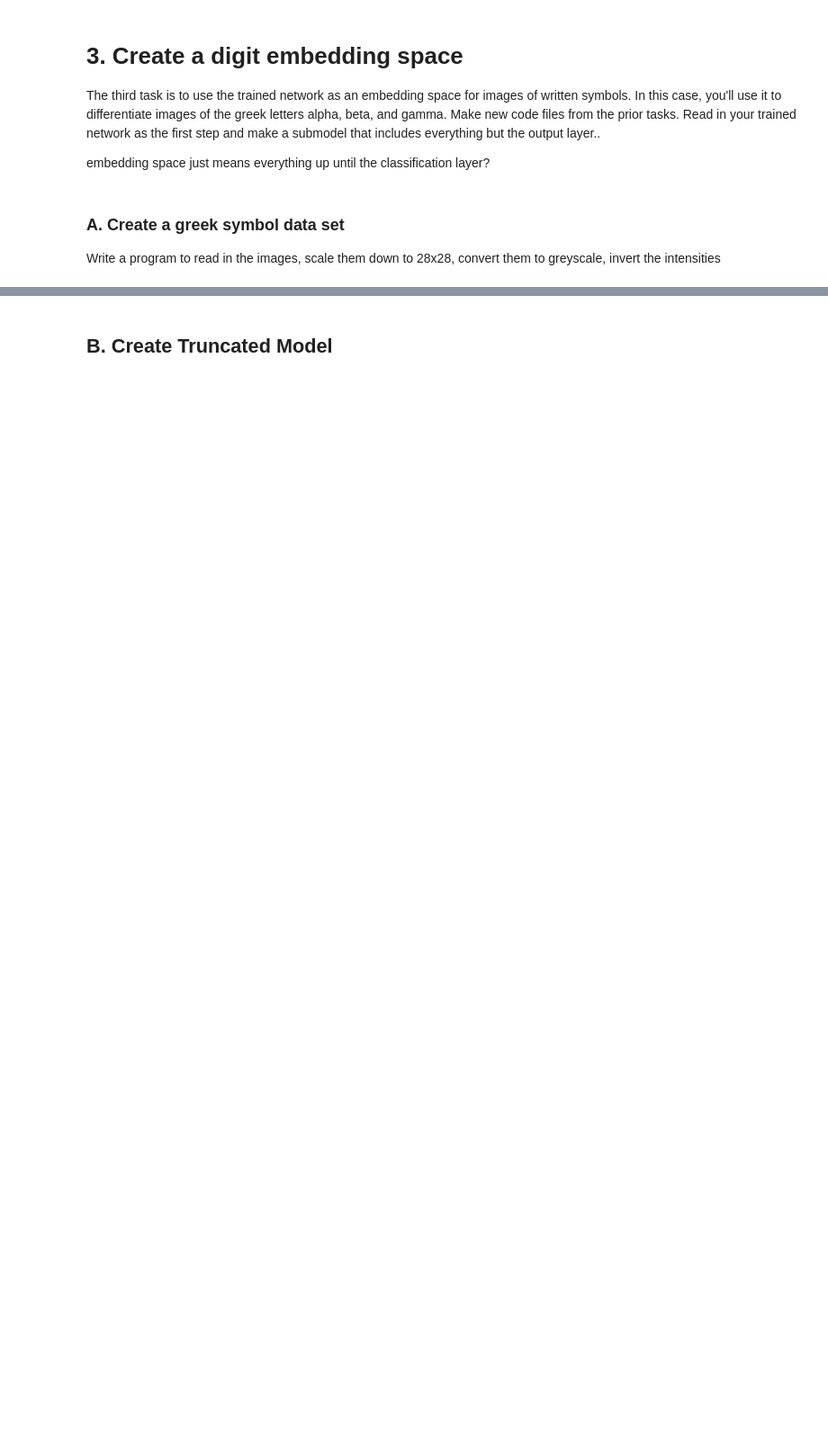
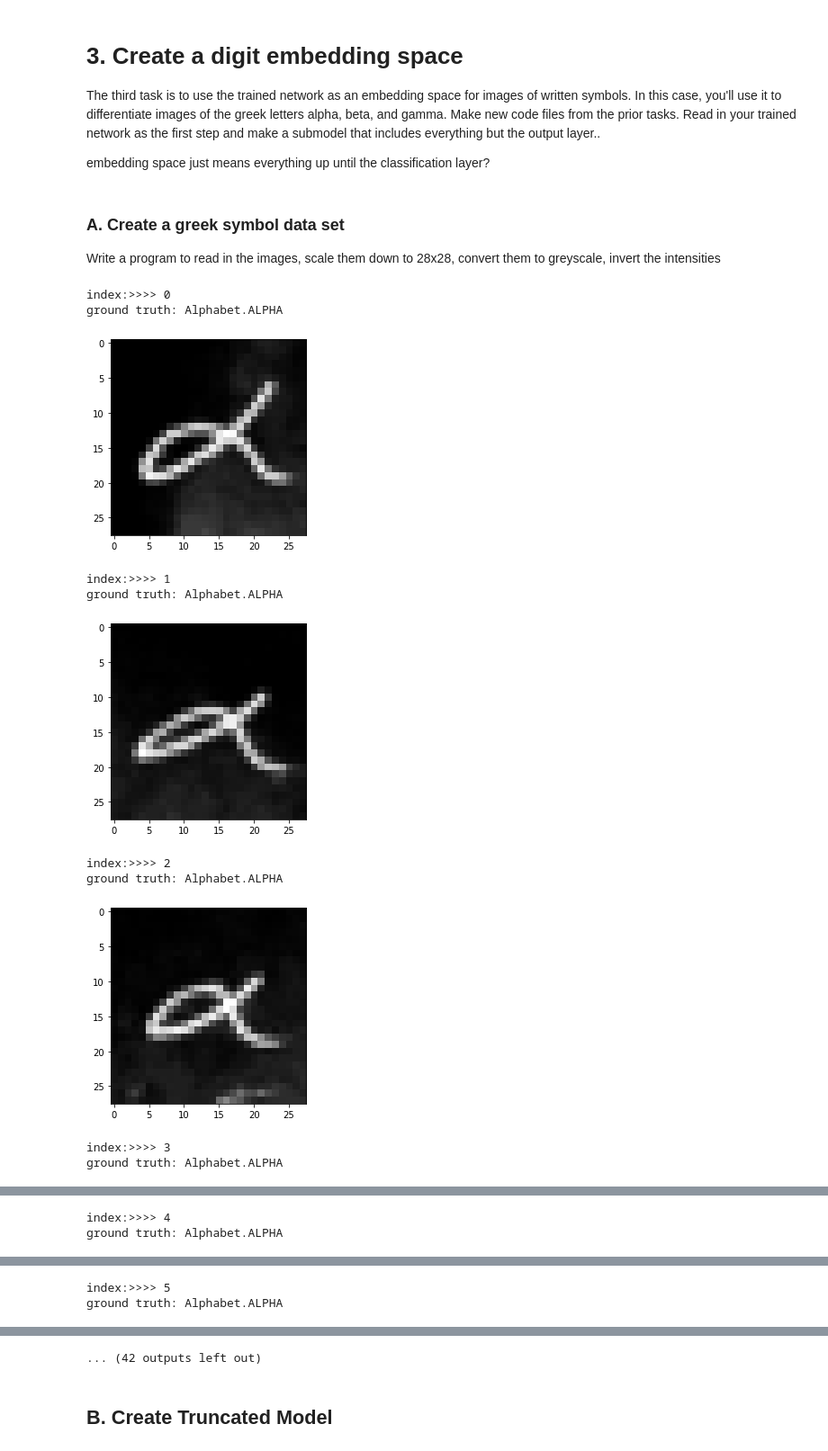
Before and after one commit to freecode23/vision-MNIST, a Jupyter notebook: Task3.ipynb, the cells around one changed output, grey strips where cells are left out. Shown: that part at 90% size. Drawn from its saved outputs; the diff is of its cells as text; code cells hidden in the pictures; blank space fills up the shorter version.

```diff
--- a/Task3.ipynb
+++ b/Task3.ipynb
@@ -99,19 +103,19 @@ def upload_to_ImageFolder(dataset_name, batch_size):
 # %%
 # A function that, given a dataloader will extract the data and target
 # and save them both as two separate csv files.
-# if isOverwrite is false, it will not write anything if data already exists
-def save_data_as_csv(dataloader, dataset_name, isOverwrite):
+# if is_overwrite is false, it will not write anything if data already exists
+def save_data_as_csv(dataloader, dataset_name, is_overwrite):
     data_filename = dataset_name + '.csv'
     target_filename = dataset_name + '_target.csv'
 
-    if(isOverwrite):
-        isWrite = True
+    if(is_overwrite):
+        is_write = True
     else:
         # not overwrite means if file already exists dont write
-        isWrite = not(os.path.exists(data_filename))
+        is_write = not(os.path.exists(data_filename))
 
 
-    if(isWrite):
+    if(is_write):
         # 1. load the data
         data, target = next(iter(dataloader))
         csv_np = np.array([])
@@ -176,0 +162,28 @@ save_data_as_csv(dataloader, "greek", isOverwrite=True)
+# %%
+# 1. move files to folder based on category
+dataset_name = "greek"
+move_filenames_to_category_folder(dataset_name)
+
+# 2. upload files to Pytorch ImageFolder
+batch_size = 30
+dataloader = upload_to_ImageFolder(dataset_name, batch_size)
+
+# 3. check the single value in dataset
+# data, target = next(iter(dataloader))
+# print("single image>>>>>: ", data[0])
+# print("shape: ", data[0].shape)
+
+# 4. save data as csv
+save_data_as_csv(dataloader, "greek", is_overwrite=True)
+# %% [output]
+index:>>>> 0
+ground truth: Alphabet.ALPHA
+[figure, added]
+index:>>>> 1
+ground truth: Alphabet.ALPHA
+[figure, added]
+index:>>>> 2
+ground truth: Alphabet.ALPHA
+[figure, added]
+index:>>>> 3
+ground truth: Alphabet.ALPHA
@@ -176,0 +191,2 @@ save_data_as_csv(dataloader, "greek", isOverwrite=True)
+index:>>>> 4
+ground truth: Alphabet.ALPHA
@@ -176,0 +194,2 @@ save_data_as_csv(dataloader, "greek", isOverwrite=True)
+index:>>>> 5
+ground truth: Alphabet.ALPHA
@@ -177,2 +197,3 @@ save_data_as_csv(dataloader, "greek", isOverwrite=True)
+... (42 outputs left out)
 # %% [markdown]
 ## B. Create Truncated Model
```
Also changed, not shown: parts of 16 cells of this notebook, 7 other files.
